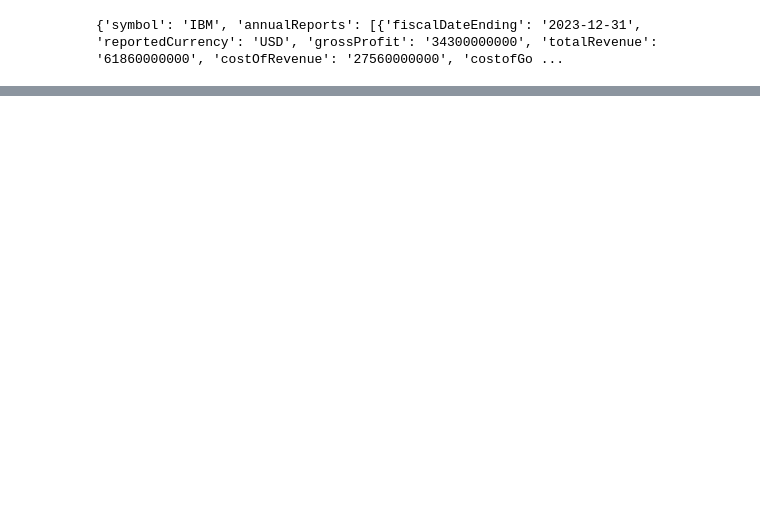
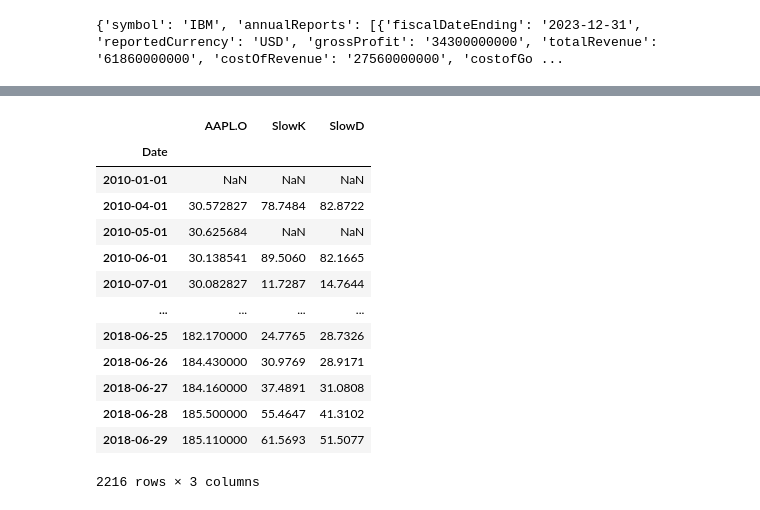
Before and after one commit to albertarielw/qf2103, a Jupyter notebook: hmm/data.ipynb, the cells around one changed output, grey strips where cells are left out. Drawn from its saved outputs; the diff is of its cells as text; code cells hidden in the pictures; blank space fills up the shorter version.

```diff
--- a/hmm/data.ipynb
+++ b/hmm/data.ipynb
@@ -1,2 +4,2 @@
 # %%
-API_KEY_ALPHA_VANTAGE = "VVMFMVN8OC34Z66G"
+API_KEY_ALPHA_VANTAGE = "ICAG0XBGXUELT5PD"
@@ -11,9 +53,9 @@ print(data)
 # %% [output]
 {'symbol': 'IBM', 'annualReports': [{'fiscalDateEnding': '2023-12-31', 'reportedCurrency': 'USD', 'grossProfit': '34300000000', 'totalRevenue': '61860000000', 'costOfRevenue': '27560000000', 'costofGo ...
 # %%
-url = 'https://www.alphavantage.co/query?function=STOCH&symbol=IBM&interval=daily&apikey=' + API_KEY_ALPHA_VANTAGE
+url = 'https://www.alphavantage.co/query?function=STOCH&symbol=AAPL&interval=daily&apikey=' + API_KEY_ALPHA_VANTAGE
 r = requests.get(url)
-data = r.json()
+stoch_data = r.json()
 
-print(data)
+print(stoch_data)
 # %% [output]
@@ -20,0 +63,3 @@ print(data)
+# %%
+apple = pd.read_csv('apple.csv', index_col=0, parse_dates=True)
+apple
@@ -20,0 +81,4 @@ print(data)
+# %%
+df = pd.DataFrame(stoch_data['Technical Analysis: STOCH']).transpose()
+df.index = pd.to_datetime(df.index)
+df
@@ -20,0 +110,17 @@ print(data)
+# %%
+pd.merge(apple, df, left_index=True, right_index=True, how='left')
+# %% [output]
+|  | AAPL.O | SlowK | SlowD |
+| Date |  |  |  |
+| 2010-01-01 | NaN | NaN | NaN |
+| 2010-04-01 | 30.572827 | 78.7484 | 82.8722 |
+| 2010-05-01 | 30.625684 | NaN | NaN |
+| 2010-06-01 | 30.138541 | 89.5060 | 82.1665 |
+| 2010-07-01 | 30.082827 | 11.7287 | 14.7644 |
+| ... | ... | ... | ... |
+| 2018-06-25 | 182.170000 | 24.7765 | 28.7326 |
+| 2018-06-26 | 184.430000 | 30.9769 | 28.9171 |
+| 2018-06-27 | 184.160000 | 37.4891 | 31.0808 |
+| 2018-06-28 | 185.500000 | 55.4647 | 41.3102 |
+| 2018-06-29 | 185.110000 | 61.5693 | 51.5077 |
+2216 rows × 3 columns
```
Also changed, not shown: parts of 9 cells of this notebook, 1 other file.
